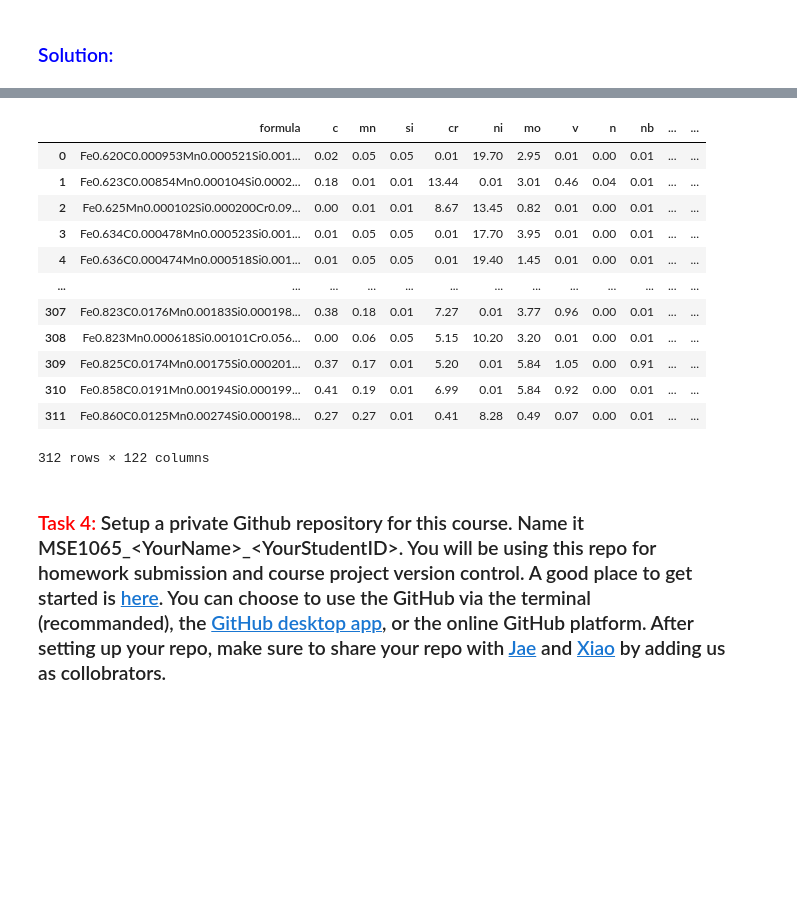
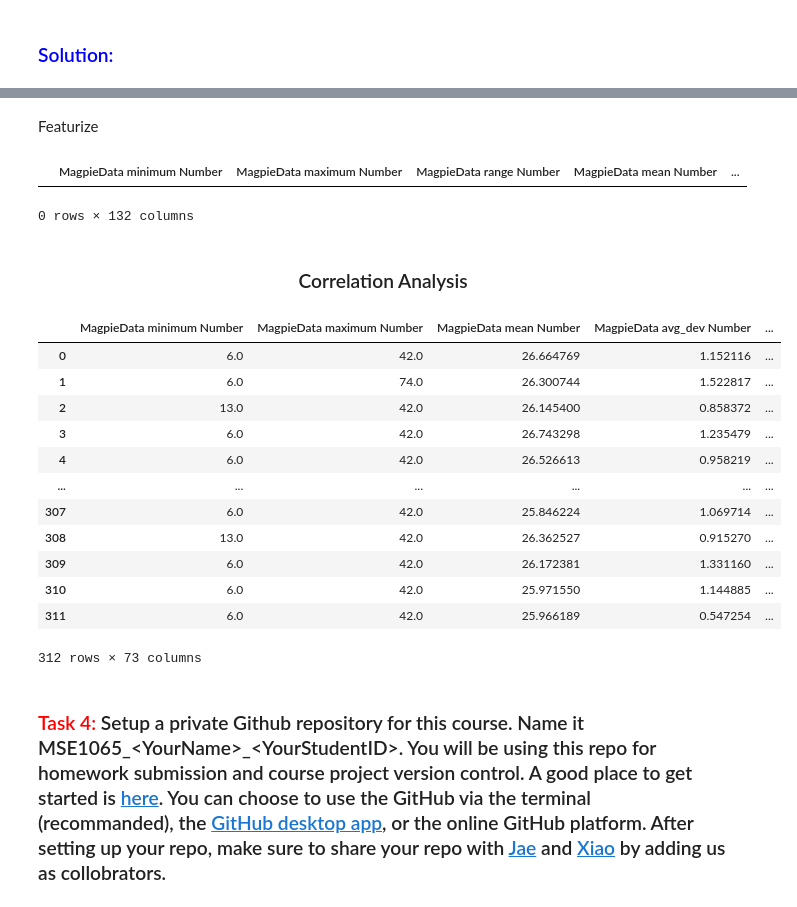
Before and after one commit to dpersaud/MSE1065_DanielPersaud_1004238336, a Jupyter notebook: lab2/assignment2/PersaudD_E2.ipynb, the cells around one changed output, grey strips where cells are left out. Drawn from its saved outputs; the diff is of its cells as text; code cells hidden in the pictures; blank space fills up the shorter version.

```diff
--- a/lab2/assignment2/PersaudD_E2.ipynb
+++ b/lab2/assignment2/PersaudD_E2.ipynb
@@ -107,0 +174,3 @@ dfStanelyCupRunners
+# %%
+dfSteelStrength_features = dfSteelStrength[['formula']] # make a new dataset for just the features
+dfSteelStrength_features
@@ -108,26 +191,47 @@ dfStanelyCupRunners
+# %% [markdown]
+Featurize
 # %%
-#matminer.datasets.get_available_datasets() #you can check what datasets are available with this line
-dfSteelStrength = load_dataset('steel_strength')
-dfSteelStrength = StrToComposition().featurize_dataframe(dfSteelStrength, "formula")
-dfSteelStrength = ElementFraction().featurize_dataframe(dfSteelStrength, "composition")
-dfSteelStrength = BandCenter().featurize_dataframe(dfSteelStrength, col_id="composition")
-#dfSteelStrength = CompositionToOxidComaposition().featurize_dataframe(dfSteelStrength, "composition")
-#dfSteelStrength = OxidationStates().featurize_dataframe(dfSteelStrength, "composition")
-#dfSteelStrength = ElectronegativityDiff().featurize_dataframe(dfSteelStrength, col_id="composition_oxid")
-dfSteelStrength
+dfSteelStrength_features = StrToComposition().featurize_dataframe(dfSteelStrength_features, "formula")
+dfSteelStrength_features = ElementProperty('magpie',features = lstMagpieFeatures,stats = lstMagpieStats).featurize_dataframe(dfSteelStrength_features, col_id="composition")
-# %% [output]
-|  | formula | c | mn | si | cr | ni | mo | v | n | nb | ... | ... |
-| 0 | Fe0.620C0.000953Mn0.000521Si0.001... | 0.02 | 0.05 | 0.05 | 0.01 | 19.70 | 2.95 | 0.01 | 0.00 | 0.01 | ... | ... |
-| 1 | Fe0.623C0.00854Mn0.000104Si0.0002... | 0.18 | 0.01 | 0.01 | 13.44 | 0.01 | 3.01 | 0.46 | 0.04 | 0.01 | ... | ... |
-| 2 | Fe0.625Mn0.000102Si0.000200Cr0.09... | 0.00 | 0.01 | 0.01 | 8.67 | 13.45 | 0.82 | 0.01 | 0.00 | 0.01 | ... | ... |
-| 3 | Fe0.634C0.000478Mn0.000523Si0.001... | 0.01 | 0.05 | 0.05 | 0.01 | 17.70 | 3.95 | 0.01 | 0.00 | 0.01 | ... | ... |
-| 4 | Fe0.636C0.000474Mn0.000518Si0.001... | 0.01 | 0.05 | 0.05 | 0.01 | 19.40 | 1.45 | 0.01 | 0.00 | 0.01 | ... | ... |
-| ... | ... | ... | ... | ... | ... | ... | ... | ... | ... | ... | ... | ... |
-| 307 | Fe0.823C0.0176Mn0.00183Si0.000198... | 0.38 | 0.18 | 0.01 | 7.27 | 0.01 | 3.77 | 0.96 | 0.00 | 0.01 | ... | ... |
-| 308 | Fe0.823Mn0.000618Si0.00101Cr0.056... | 0.00 | 0.06 | 0.05 | 5.15 | 10.20 | 3.20 | 0.01 | 0.00 | 0.01 | ... | ... |
-| 309 | Fe0.825C0.0174Mn0.00175Si0.000201... | 0.37 | 0.17 | 0.01 | 5.20 | 0.01 | 5.84 | 1.05 | 0.00 | 0.91 | ... | ... |
-| 310 | Fe0.858C0.0191Mn0.00194Si0.000199... | 0.41 | 0.19 | 0.01 | 6.99 | 0.01 | 5.84 | 0.92 | 0.00 | 0.01 | ... | ... |
-| 311 | Fe0.860C0.0125Mn0.00274Si0.000198... | 0.27 | 0.27 | 0.01 | 0.41 | 8.28 | 0.49 | 0.07 | 0.00 | 0.01 | ... | ... |
-312 rows × 122 columns
+# %%
+dfSteelStrength_features = dfSteelStrength_features.drop(['formula', 'composition'], axis=1)
+# %%
+dfSteelStrength_features[dfSteelStrength_features.isna().any(axis=1)] # show all the entries with nan entries in the dataframe
+# %% [output]
+|  | MagpieData minimum Number | MagpieData maximum Number | MagpieData range Number | MagpieData mean Number | ... |
+0 rows × 132 columns
+# %% [markdown]
+<h3 align='center'>
+Correlation Analysis
+</h3>
+# %%
+dfCorrelationMatrix = dfSteelStrength_features.corr().abs()     # use pandas to calculate the absolute values of the correlations between features
+# %%
+# adapted from https://h1ros.github.io/posts/drop-highly-correlated-features/
+threshold = 0.8                                                                         # set variable for the maximum correlation between features
+
+columns = np.full((dfCorrelationMatrix.shape[0],), True, dtype=bool)                    # make a square matrix of true values for each feature, implying that we will start with all the columns
+# this double for loop just ensures that correlations are taken from the upper triangle
+for i in range(dfCorrelationMatrix.shape[0]):                                           # for each feature
+    for j in range(i+1, dfCorrelationMatrix.shape[0]):                                  # with respect to each of the rest of the features
+        if dfCorrelationMatrix.iloc[i,j] >= threshold:                                  # if the correlation is greater or equal to the threshold
+            columns[j] = False                                                          # remove the correlated column
+selected_columns = dfSteelStrength_features.columns[columns]                            # the columns to be used in the non-correlated dataframe are the ones still in the 'approved feature list'
+dfSteelStrength_features_NonCorrelated = dfSteelStrength_features[selected_columns]     # take only the 'approved' columns from the original features
+dfSteelStrength_features_NonCorrelated
+# %% [output]
+|  | MagpieData minimum Number | MagpieData maximum Number | MagpieData mean Number | MagpieData avg_dev Number | ... |
+| 0 | 6.0 | 42.0 | 26.664769 | 1.152116 | ... |
+| 1 | 6.0 | 74.0 | 26.300744 | 1.522817 | ... |
+| 2 | 13.0 | 42.0 | 26.145400 | 0.858372 | ... |
+| 3 | 6.0 | 42.0 | 26.743298 | 1.235479 | ... |
+| 4 | 6.0 | 42.0 | 26.526613 | 0.958219 | ... |
+| ... | ... | ... | ... | ... | ... |
+| 307 | 6.0 | 42.0 | 25.846224 | 1.069714 | ... |
+| 308 | 13.0 | 42.0 | 26.362527 | 0.915270 | ... |
+| 309 | 6.0 | 42.0 | 26.172381 | 1.331160 | ... |
+| 310 | 6.0 | 42.0 | 25.971550 | 1.144885 | ... |
+| 311 | 6.0 | 42.0 | 25.966189 | 0.547254 | ... |
+312 rows × 73 columns
 # %% [markdown]
 ### <span style="color: red"> Task 4:</span> Setup a private Github repository for this course. Name it MSE1065_\<YourName>_\<YourStudentID>. You will be using this repo for homework submission and course project version control. A good place to get started is [here](https://docs.github.com/en/get-started/quickstart/hello-world). You can choose to use the GitHub via the terminal (recommanded), the [GitHub desktop app](https://desktop.github.com/), or the online GitHub platform. After setting up your repo, make sure to share your repo with [Jae](https://github.com/jae3goals) and [Xiao](github.com/xshang93) by adding us as collobrators.
```
Also changed, not shown: parts of 16 cells of this notebook.
